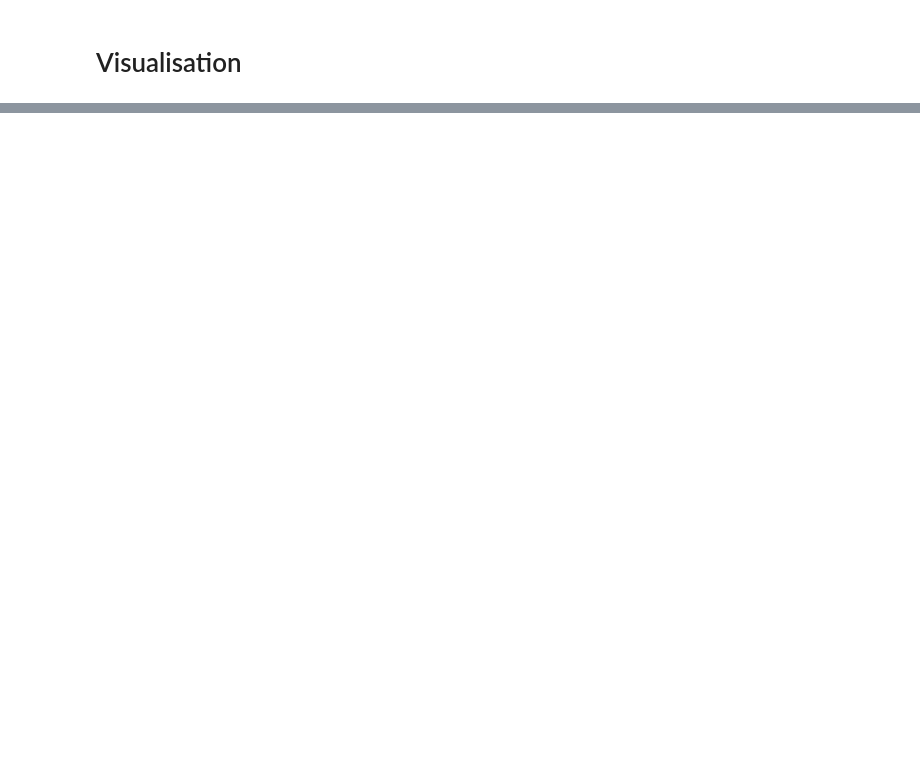
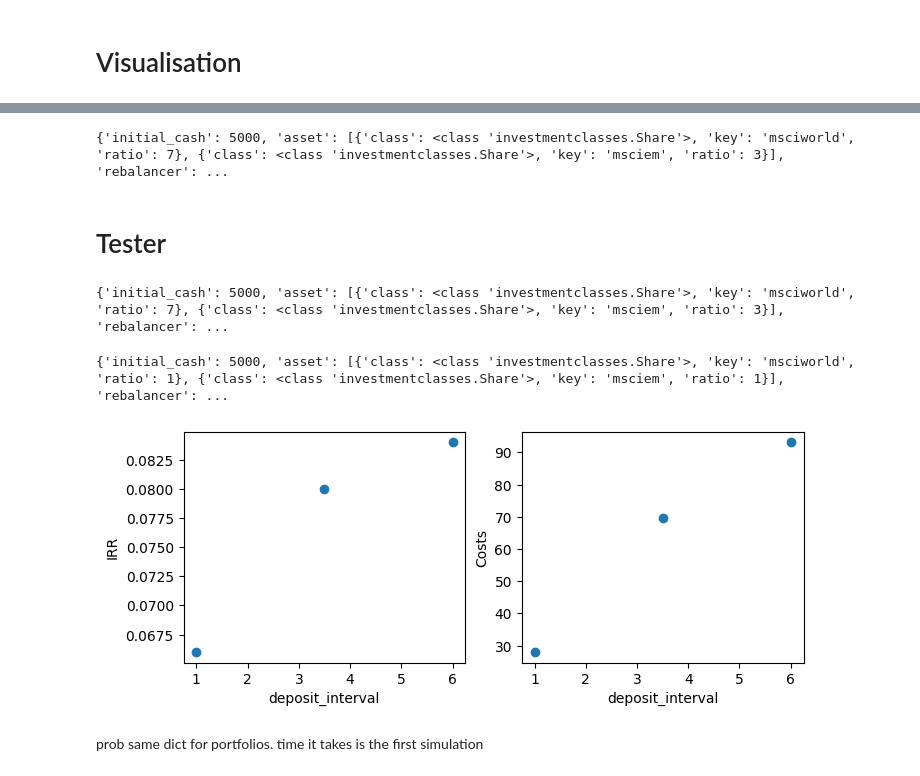
Before and after one commit to BastianSetter/Investment_analysis, a Jupyter notebook: functional_test_cases.ipynb, the cells around one changed output, grey strips where cells are left out. Saved outputs shown, nothing was run; the diff lists cells and outputs as text; code cells hidden in the pictures; blank space fills up the shorter version.

Commit message:
debugged first tester version

```diff
--- a/functional_test_cases.ipynb
+++ b/functional_test_cases.ipynb
@@ -87,0 +110,13 @@ plot_deviation_history(portfolio)
+# %%
+print(portfolio_blueprint_0d)
+test_portfolio = build_single_portfolio(portfolio_blueprint_0d)
+# %% [output]
+{'initial_cash': 5000, 'asset': [{'class': <class 'investmentclasses.Share'>, 'key': 'msciworld', 'ratio': 7}, {'class': <class 'investmentclasses.Share'>, 'key': 'msciem', 'ratio': 3}], 'rebalancer': ...
+# %% [markdown]
+# Tester
+# %%
+from tester import Tester
+from example_blueprint import portfolio_blueprint_0d, portfolio_blueprint_1d
+print(portfolio_blueprint_1d)
+# %% [output]
+{'initial_cash': 5000, 'asset': [{'class': <class 'investmentclasses.Share'>, 'key': 'msciworld', 'ratio': 7}, {'class': <class 'investmentclasses.Share'>, 'key': 'msciem', 'ratio': 3}], 'rebalancer': ...
@@ -87,0 +125,41 @@ plot_deviation_history(portfolio)
+# %%
+from deposits import PureCash
+portfolio_blueprint_1d = {
+    'initial_cash': 5000,
+    'asset': [
+        {'class': Share,
+         'key': 'msciworld',
+         'ratio': 1,
+         },
+        {'class': Share,
+         'key': 'msciem',
+         'ratio': 1}
+    ],
+    'rebalancer': [
+        {'class': DeviationTrigger,
+         'deviation_type': DeviationType.RELATIVE,
+         'deviation_threshold': 5
+         },
+        {'class': TimeTrigger,
+         'time_unit': TimeUnit.MONTHS,
+         'time_interval': 6}
+    ],
+    'deposit': [
+        {'class': PureCash,
+         'deposit_value': 500,
+         'triggers':[
+            {'class': TimeTrigger,
+            'time_unit': TimeUnit.MONTHS,
+            'time_interval': [1,6,3,'linear','deposit_interval']}
+         ]
+        }
+    ]
+}
+# %%
+print(portfolio_blueprint_1d)
+Tester1 = Tester(portfolio_blueprint_1d)
+# %% [output]
+{'initial_cash': 5000, 'asset': [{'class': <class 'investmentclasses.Share'>, 'key': 'msciworld', 'ratio': 1}, {'class': <class 'investmentclasses.Share'>, 'key': 'msciem', 'ratio': 1}], 'rebalancer': ...
+[figure, added]
+# %% [markdown]
+prob same dict for portfolios. time it takes is the first simulation
```
Also changed, not shown: parts of 5 cells of this notebook, 10 other files.
